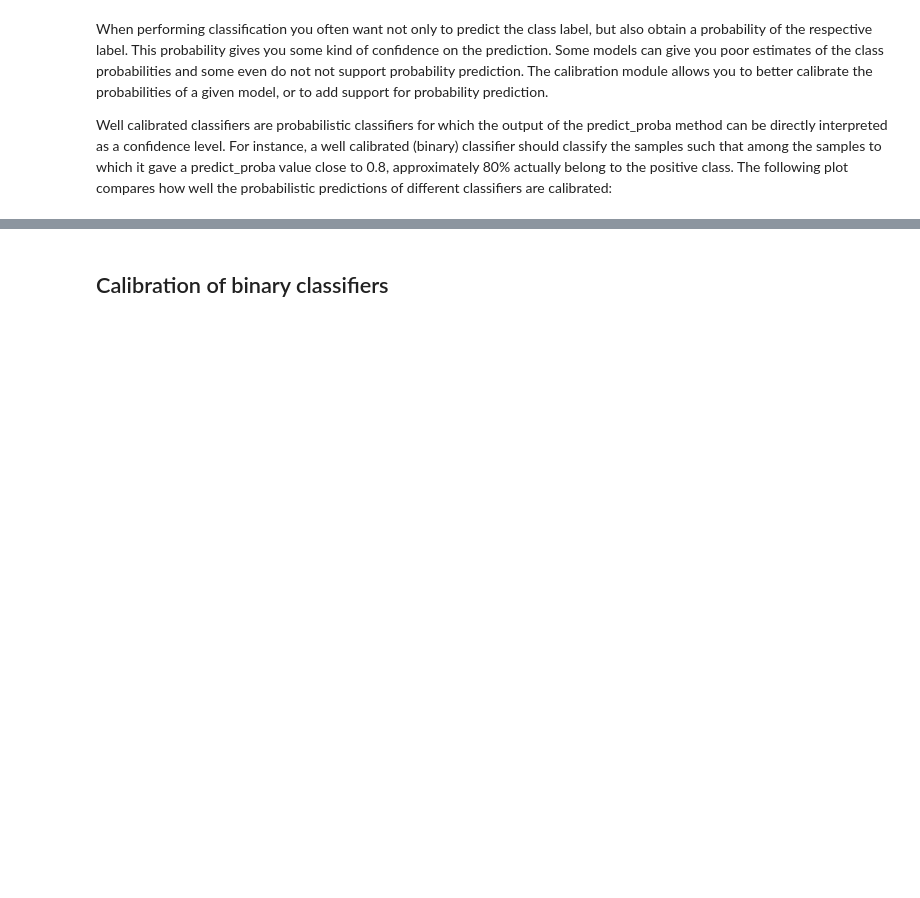
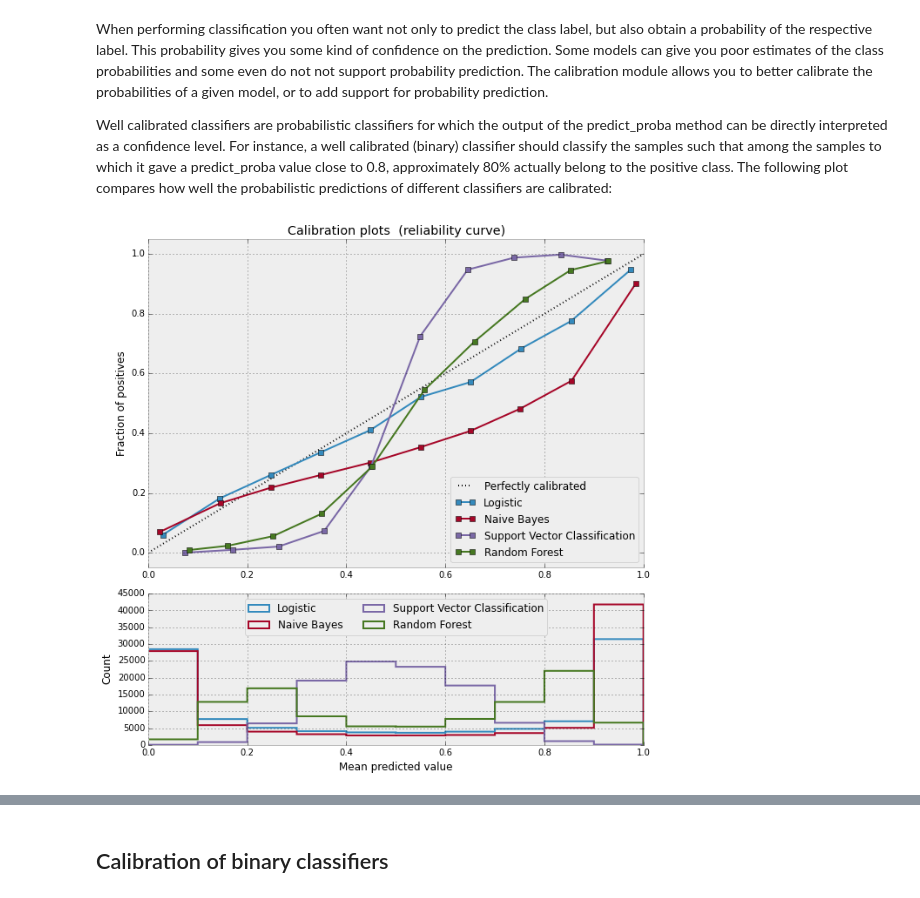
Before and after one commit to jmetzen/jmetzen.github.com, a Jupyter notebook: content/notebooks/calibration.ipynb, the cells around one changed output, grey strips where cells are left out. Drawn from its saved outputs; the diff is of its cells as text; code cells hidden in the pictures; blank space fills up the shorter version.

```diff
--- a/content/notebooks/calibration.ipynb
+++ b/content/notebooks/calibration.ipynb
@@ -56,7 +60,7 @@ svc = LinearSVC(C=1.0)
 rfc = RandomForestClassifier(n_estimators=100)
 # %%
 # <!-- collapse=True -->
-plt.figure(figsize=(10, 10))
+plt.figure(figsize=(9, 9))
 ax1 = plt.subplot2grid((3, 1), (0, 0), rowspan=2)
 ax2 = plt.subplot2grid((3, 1), (2, 0))
 
@@ -64,33 +68,35 @@ ax1.plot([0, 1], [0, 1], "k:", label="Perfectly calibrated")
 for clf, name in [(lr, 'Logistic'),
                   (gnb, 'Naive Bayes'),
                   (svc, 'Support Vector Classification'),
                   (rfc, 'Random Forest')]:
     clf.fit(X_train, y_train)
     if hasattr(clf, "predict_proba"):
         prob_pos = clf.predict_proba(X_test)[:, 1]
     else:  # use decision function
         prob_pos = clf.decision_function(X_test)
         prob_pos = \
             (prob_pos - prob_pos.min()) / (prob_pos.max() - prob_pos.min())
     fraction_of_positives, mean_predicted_value = \
         calibration_curve(y_test, prob_pos, n_bins=10)
 
     ax1.plot(mean_predicted_value, fraction_of_positives, "s-",
              label="%s" % (name, ))
 
     ax2.hist(prob_pos, range=(0, 1), bins=10, label=name,
              histtype="step", lw=2)
 
 ax1.set_ylabel("Fraction of positives")
 ax1.set_ylim([-0.05, 1.05])
 ax1.legend(loc="lower right")
 ax1.set_title('Calibration plots  (reliability curve)')
 
 ax2.set_xlabel("Mean predicted value")
 ax2.set_ylabel("Count")
 ax2.legend(loc="upper center", ncol=2)
 
 plt.tight_layout()
+# %% [output]
+[figure, added]
 # %% [markdown]
 `LogisticRegression` returns well calibrated predictions by default as it directly
 optimizes log-loss. In contrast, the other methods return biased probabilities;
```
Also changed, not shown: parts of 17 cells of this notebook, 1 other file.
